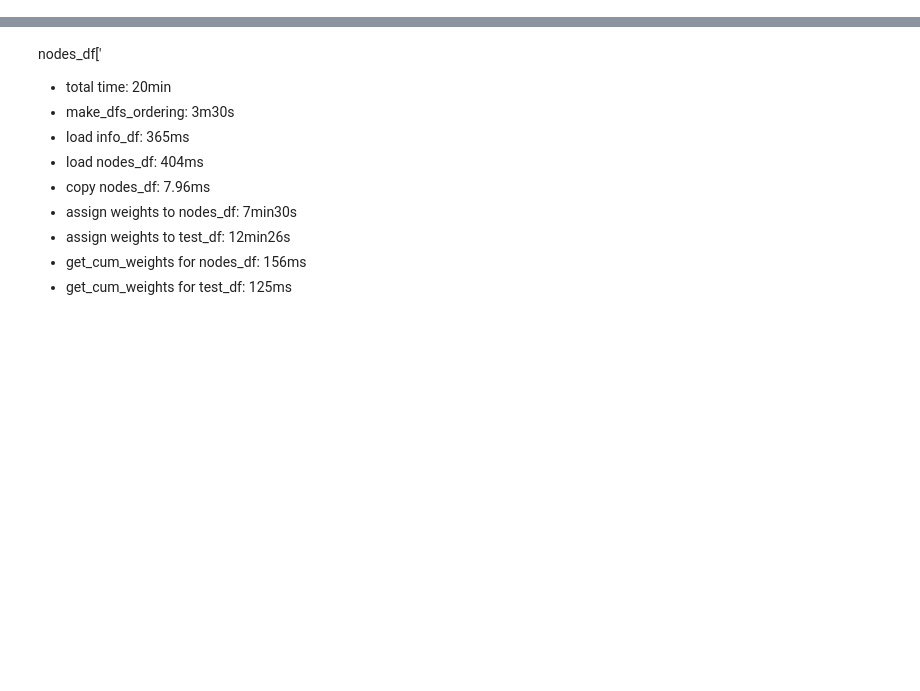
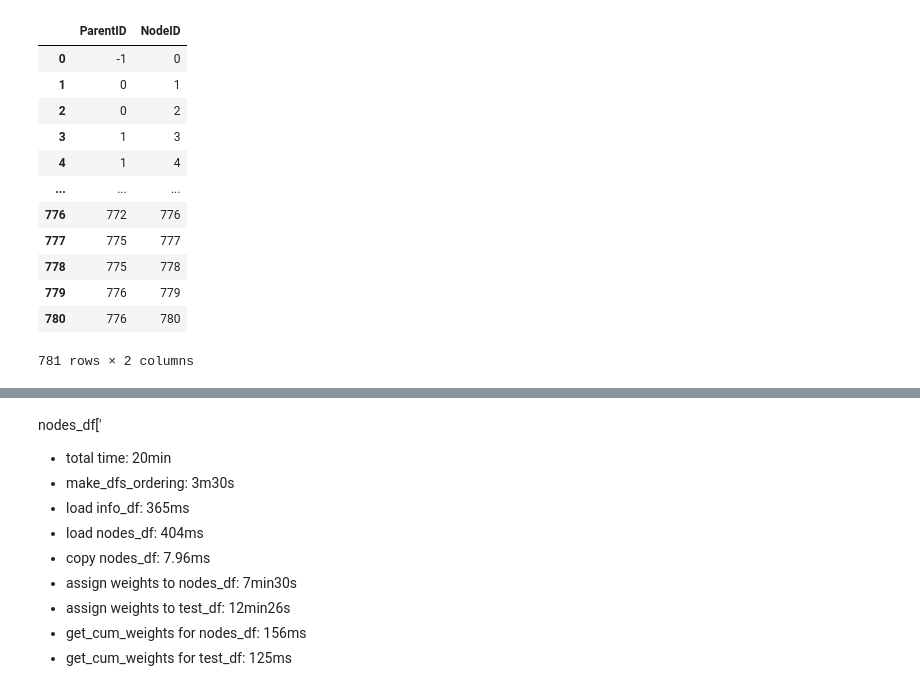
Before and after one commit to LongDangHoang/CPProgressEstimation, a Jupyter notebook: testground.ipynb, the cells around one changed output, grey strips where cells are left out. Saved outputs shown, nothing was run; the diff lists cells and outputs as text; code cells hidden in the pictures; blank space fills up the shorter version.

```diff
--- a/testground.ipynb
+++ b/testground.ipynb
@@ -49 +72,17 @@ children_domain[1][cands[0]]
+# %%
+nodes_df.reset_index()[['ParentID', 'NodeID']]
+# %% [output]
+|  | ParentID | NodeID |
+| 0 | -1 | 0 |
+| 1 | 0 | 1 |
+| 2 | 0 | 2 |
+| 3 | 1 | 3 |
+| 4 | 1 | 4 |
+| ... | ... | ... |
+| 776 | 772 | 776 |
+| 777 | 775 | 777 |
+| 778 | 775 | 778 |
+| 779 | 776 | 779 |
+| 780 | 776 | 780 |
+781 rows × 2 columns
 # %%
```
Also changed, not shown: parts of 16 cells of this notebook, 31 other files.
